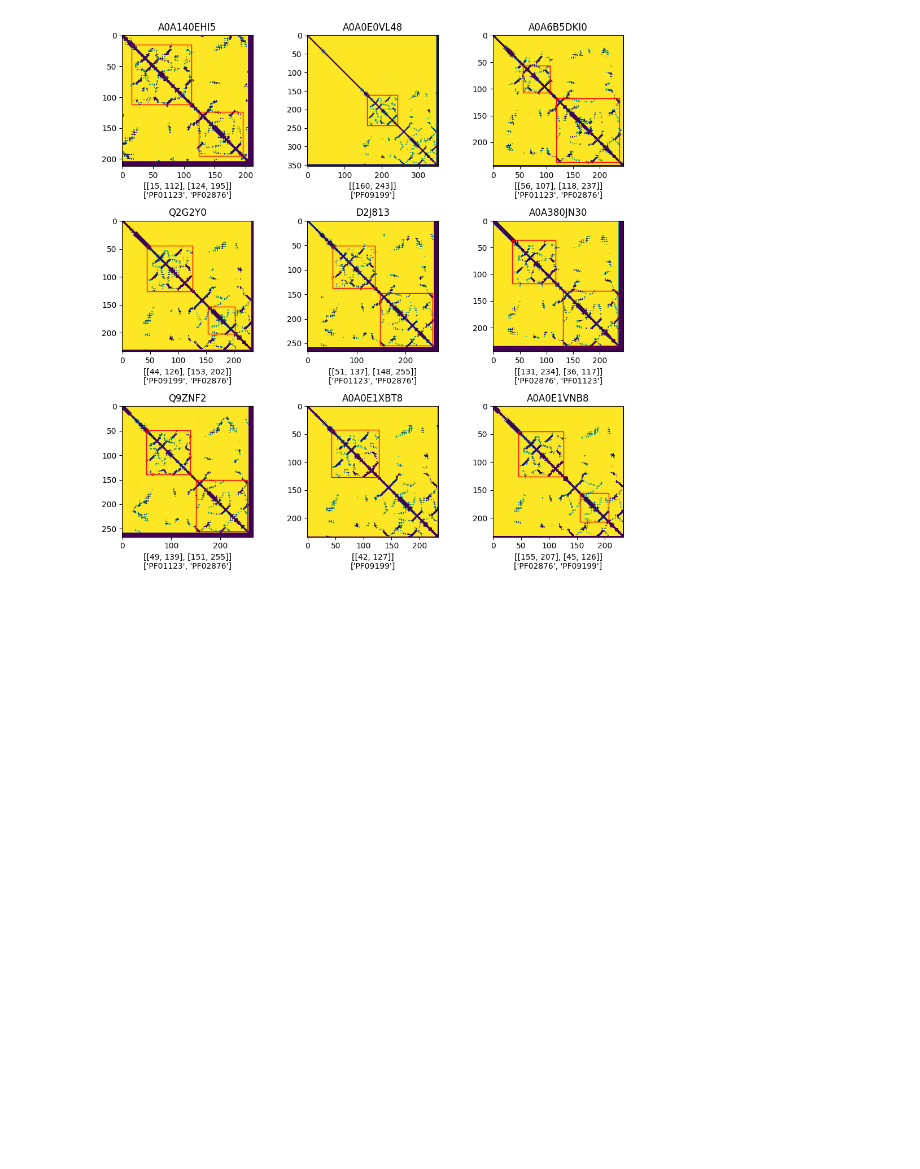
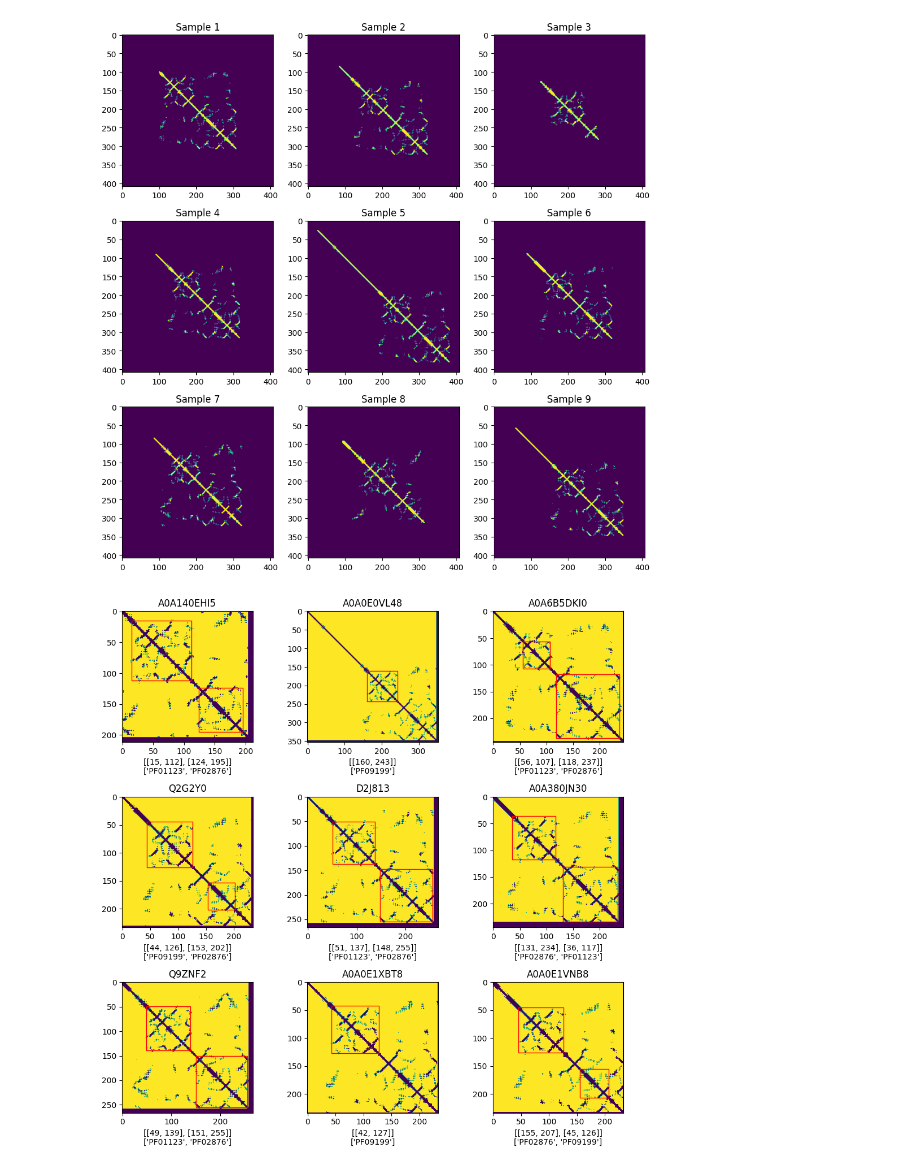
Before and after one commit to Emmanuel-mg/Unsupervised-clustering-of-proteins-using-contact-maps, a Jupyter notebook: analyzing_label.ipynb, the cells around one changed output. Drawn from its saved outputs; the diff is of its cells as text; code cells hidden in the pictures; blank space fills up the shorter version.

```diff
--- a/analyzing_label.ipynb
+++ b/analyzing_label.ipynb
@@ -19,6 +19,15 @@ for i in lmaps:
     # Center and reshape the data
     im_rescale = np.pad(im_rescale, [((max_size - n) // 2, (max_size - n) - (max_size - n) // 2), ((max_size - p) // 2, (max_size - p) - (max_size - p) // 2)])
     maps.append(im_rescale[:,:].astype(np.float32))
+# %%
+fig, ax = plt.subplots(3,3, figsize=(10,10))
+for idx,i in enumerate(np.random.choice(len(maps), 9)):
+    ax[idx // 3, idx % 3].imshow(maps[i])
+    ax[idx // 3, idx % 3].set_title(f"Sample {idx+1}")
+plt.tight_layout()
+plt.show()
+# %% [output]
+[figure, added]
 # %%
 import pandas as pd
 data = pd.read_csv('InterPro_output_forannotation_new.csv', delimiter = ";")
```
Also changed, not shown: 3 other files.
